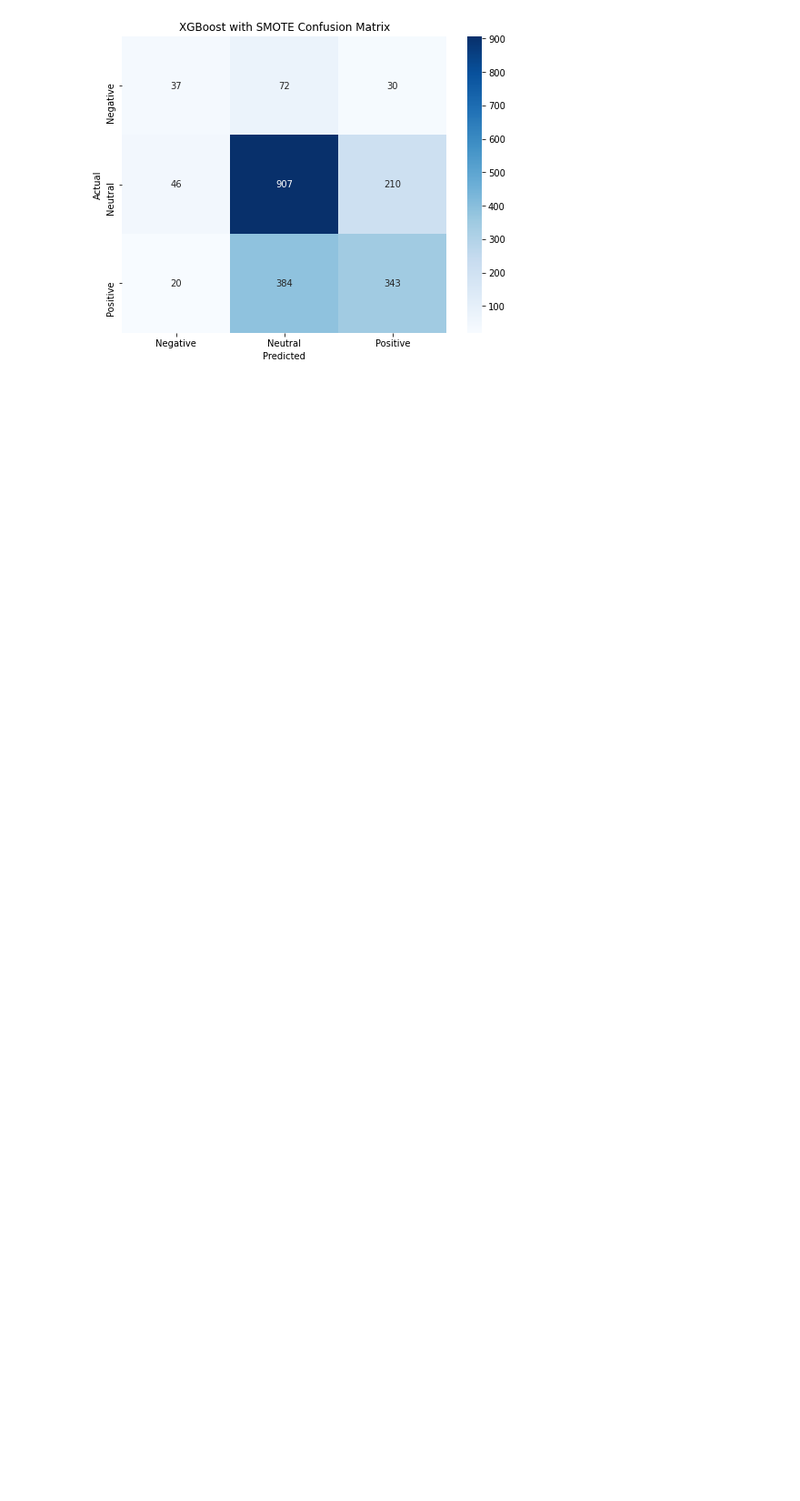
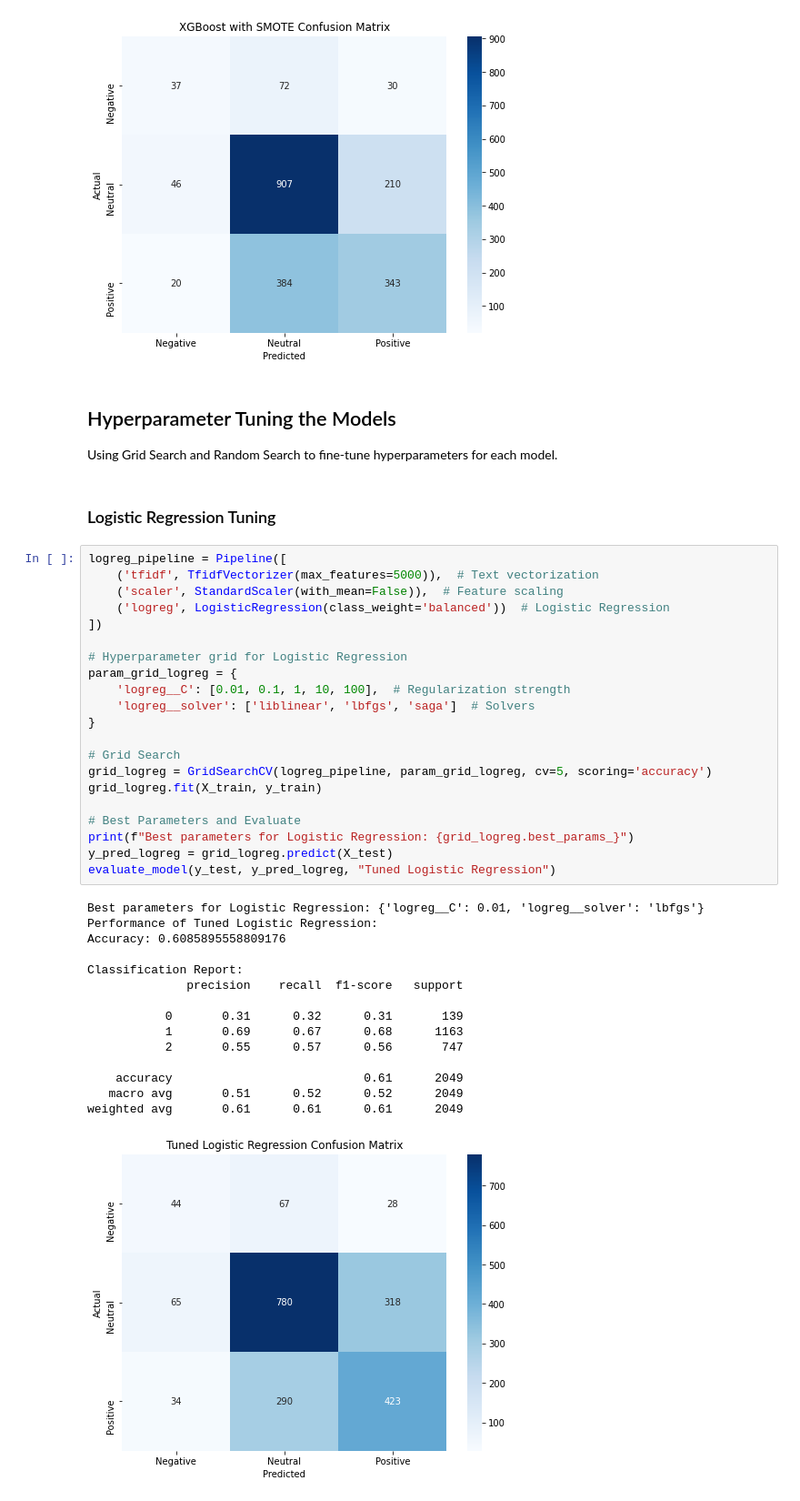
Before and after one commit to KImondorose/Deciphering-the-Public-Opinion-on-Apple, a Jupyter notebook: work_in_progress/dave.ipynb, the cells around one changed output. Shown at 91% size. Drawn from its saved outputs; the diff is of its cells as text; blank space fills up the shorter version.

Commit message:
Tuning the models

```diff
--- a/work_in_progress/dave.ipynb
+++ b/work_in_progress/dave.ipynb
@@ -708,3 +709,45 @@ Classification Report:
    macro avg       0.54      0.50      0.51      2049
 weighted avg       0.62      0.63      0.62      2049
 [figure]
+# %% [markdown]
+## Hyperparameter Tuning the Models
+Using Grid Search and Random Search to fine-tune hyperparameters for each model.
+# %% [markdown]
+### Logistic Regression Tuning
+# %%
+logreg_pipeline = Pipeline([
+    ('tfidf', TfidfVectorizer(max_features=5000)),  # Text vectorization
+    ('scaler', StandardScaler(with_mean=False)),  # Feature scaling
+    ('logreg', LogisticRegression(class_weight='balanced'))  # Logistic Regression
+])
+
+# Hyperparameter grid for Logistic Regression
+param_grid_logreg = {
+    'logreg__C': [0.01, 0.1, 1, 10, 100],  # Regularization strength
+    'logreg__solver': ['liblinear', 'lbfgs', 'saga']  # Solvers
+}
+
+# Grid Search
+grid_logreg = GridSearchCV(logreg_pipeline, param_grid_logreg, cv=5, scoring='accuracy')
+grid_logreg.fit(X_train, y_train)
+
+# Best Parameters and Evaluate
+print(f"Best parameters for Logistic Regression: {grid_logreg.best_params_}")
+y_pred_logreg = grid_logreg.predict(X_test)
+evaluate_model(y_test, y_pred_logreg, "Tuned Logistic Regression")
+# %% [output]
+Best parameters for Logistic Regression: {'logreg__C': 0.01, 'logreg__solver': 'lbfgs'}
+Performance of Tuned Logistic Regression:
+Accuracy: 0.6085895558809176
+
+Classification Report:
+              precision    recall  f1-score   support
+
+           0       0.31      0.32      0.31       139
+           1       0.69      0.67      0.68      1163
+           2       0.55      0.57      0.56       747
+
+    accuracy                           0.61      2049
+   macro avg       0.51      0.52      0.52      2049
+weighted avg       0.61      0.61      0.61      2049
+[figure, added]
```
Also changed, not shown: parts of 7 cells of this notebook.
